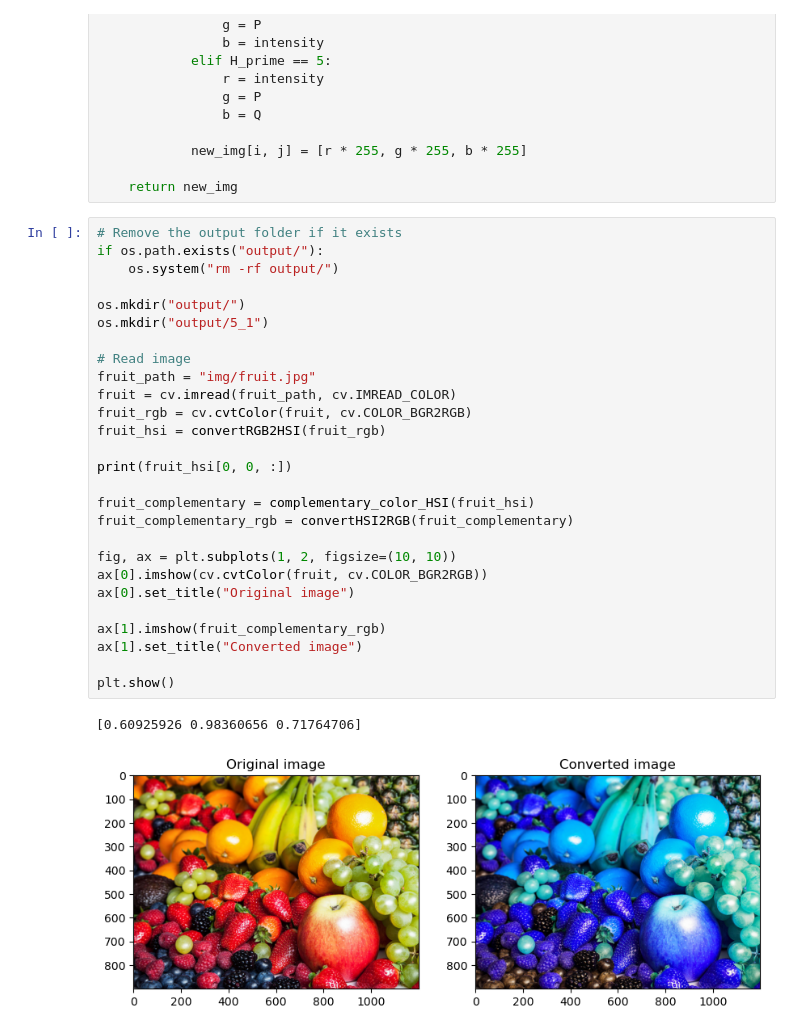
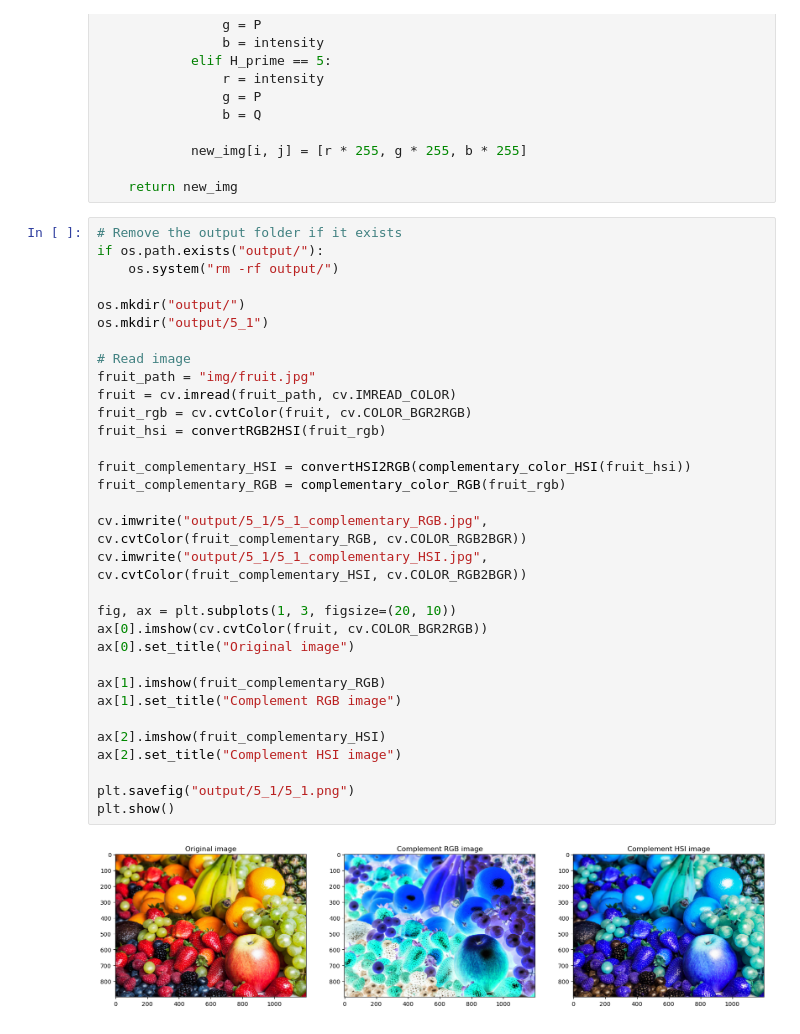
Before and after one commit to ratchanonp/imageprocessing, a Jupyter notebook: Assignment_5/Assignment_5_1.ipynb, the cells around one changed output. Cells and saved outputs as stored; diff of their text form.

```diff
--- a/Assignment_5/Assignment_5_1.ipynb
+++ b/Assignment_5/Assignment_5_1.ipynb
@@ -119,30 +119,34 @@ def convertHSI2RGB(img):
 # %%
 # Remove the output folder if it exists
 if os.path.exists("output/"):
     os.system("rm -rf output/")
 
 os.mkdir("output/")
 os.mkdir("output/5_1")
 
 # Read image
 fruit_path = "img/fruit.jpg"
 fruit = cv.imread(fruit_path, cv.IMREAD_COLOR)
 fruit_rgb = cv.cvtColor(fruit, cv.COLOR_BGR2RGB)
 fruit_hsi = convertRGB2HSI(fruit_rgb)
 
-print(fruit_hsi[0, 0, :])
+fruit_complementary_HSI = convertHSI2RGB(complementary_color_HSI(fruit_hsi))
+fruit_complementary_RGB = complementary_color_RGB(fruit_rgb)
 
-fruit_complementary = complementary_color_HSI(fruit_hsi)
-fruit_complementary_rgb = convertHSI2RGB(fruit_complementary)
+cv.imwrite("output/5_1/5_1_complementary_RGB.jpg", cv.cvtColor(fruit_complementary_RGB, cv.COLOR_RGB2BGR))
+cv.imwrite("output/5_1/5_1_complementary_HSI.jpg", cv.cvtColor(fruit_complementary_HSI, cv.COLOR_RGB2BGR))
 
-fig, ax = plt.subplots(1, 2, figsize=(10, 10))
+fig, ax = plt.subplots(1, 3, figsize=(20, 10))
 ax[0].imshow(cv.cvtColor(fruit, cv.COLOR_BGR2RGB))
 ax[0].set_title("Original image")
 
-ax[1].imshow(fruit_complementary_rgb)
-ax[1].set_title("Converted image")
+ax[1].imshow(fruit_complementary_RGB)
+ax[1].set_title("Complement RGB image")
 
+ax[2].imshow(fruit_complementary_HSI)
+ax[2].set_title("Complement HSI image")
+
+plt.savefig("output/5_1/5_1.png")
 plt.show()
 # %% [output]
-[0.60925926 0.98360656 0.71764706]
-[figure, old version]
+[figure, new version]
```
Also changed, not shown: 5 other files.
